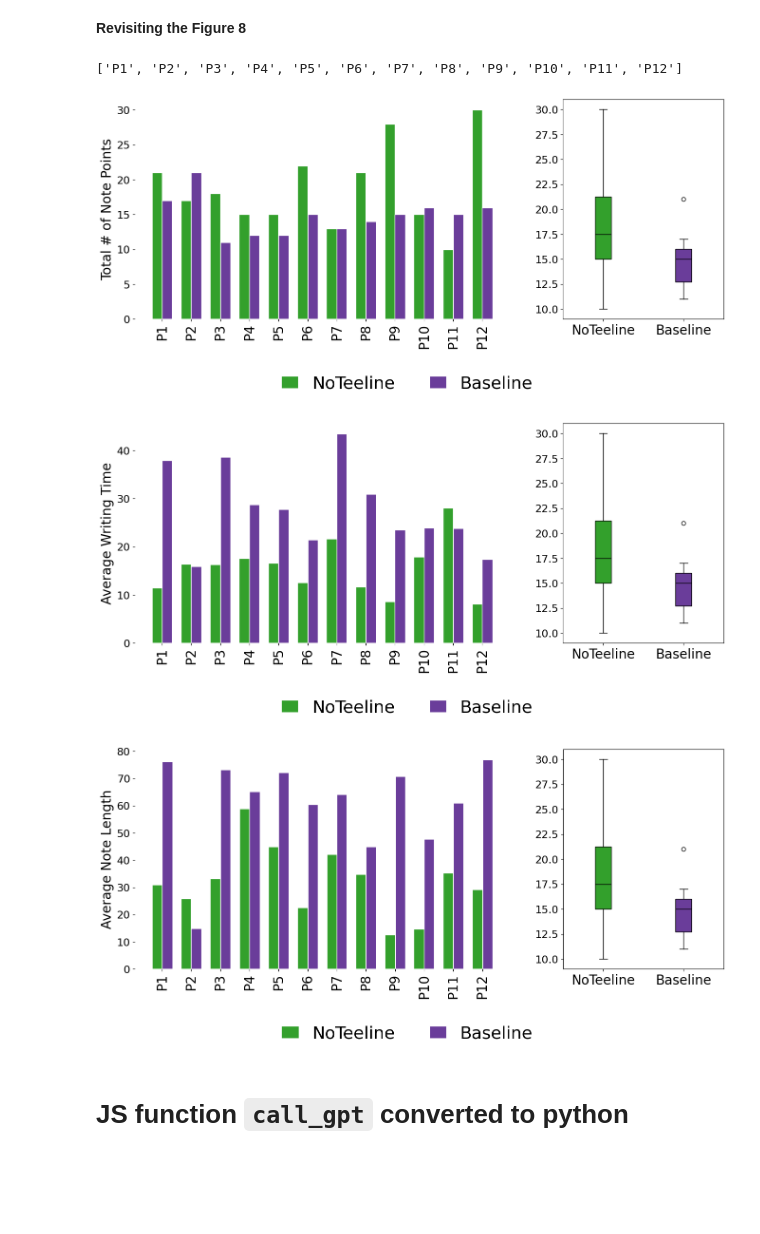
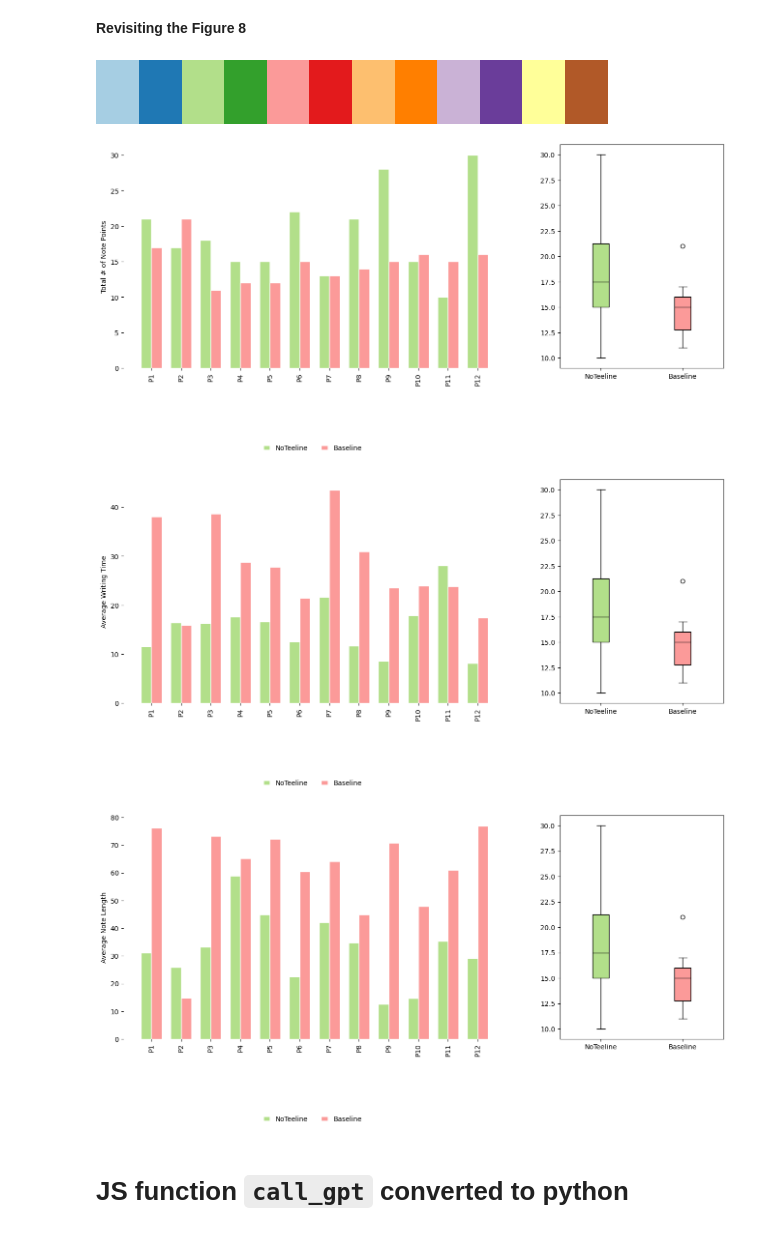
Before and after one commit to Abdus-Samee/NoTeeline, a Jupyter notebook: DataAnalysis/charts.ipynb, the cells around one changed output. Saved outputs shown, nothing was run; the diff lists cells and outputs as text; code cells hidden in the pictures; blank space fills up the shorter version.

Commit message:
Update: NoTeeline Paper Figures

```diff
--- a/DataAnalysis/charts.ipynb
+++ b/DataAnalysis/charts.ipynb
@@ -63,6 +63,8 @@ for folder_number in range(1, 13):
                     video_data['forwardCount'] = bullet_points_data['forwardCount']
                     video_data['reverseCount'] = bullet_points_data['reverseCount']
                     video_data['point_count'] = len(bullet_points_data['editHistory'])
+                    video_data['expandCount'] = bullet_points_data['buttonStats']['expand_count']
+                    video_data['themeCount'] = bullet_points_data['buttonStats']['theme_count']
                     summary_t = bullet_points_data['summary_t']
                     summary_p = bullet_points_data['summary_p']
                     note_points = [
@@ -713,9 +828,10 @@ plt.show()
 **Revisiting the Figure 8**
 # %%
 # labels
-pids
+# pids
+chosen_cmap
 # %% [output]
-['P1', 'P2', 'P3', 'P4', 'P5', 'P6', 'P7', 'P8', 'P9', 'P10', 'P11', 'P12']
+[figure, added]
 # %%
 import matplotlib.pyplot as plt
 import numpy as np
@@ -737,8 +853,8 @@ barWidth = 0.3
 r1 = np.arange(len(labels))
 r2 = [x + bar_width for x in r1]
 
-ax1.bar(r1, noteeline_cnt, bar_width, label='NoTeeline', color=chosen_cmap(3), edgecolor='white')
-ax1.bar(r2, baseline_cnt, bar_width, label='Baseline', color=chosen_cmap(9), edgecolor='white')
+ax1.bar(r1, noteeline_cnt, bar_width, label='NoTeeline', color=chosen_cmap(2), edgecolor='white')
+ax1.bar(r2, baseline_cnt, bar_width, label='Baseline', color=chosen_cmap(4), edgecolor='white')
 
 ax1.set_xlabel('')
 ax1.set_ylabel('Total # of Note Points')
@@ -757,7 +873,7 @@ data = [noteeline_cnt, baseline_cnt]
 bp = ax2.boxplot(data, patch_artist=True, positions=[1, 2], widths=0.2)
 
 # Setting colors for the box plot
-colors = [chosen_cmap(3), chosen_cmap(9)]
+colors = [chosen_cmap(2), chosen_cmap(4)]
 for patch, color in zip(bp['boxes'], colors):
     patch.set_facecolor(color)
 
@@ -772,7 +888,7 @@ ax2.set_ylabel('')
 plt.savefig('note_count_dist_alt.pdf', bbox_inches="tight")
 plt.show()
 # %% [output]
-[figure, old version]
+[figure, new version]
 # %%
 import matplotlib.pyplot as plt
 import numpy as np
@@ -794,8 +910,8 @@ barWidth = 0.3
 r1 = np.arange(len(labels))
 r2 = [x + bar_width for x in r1]
 
-ax1.bar(r1, noteeline_time, bar_width, label='NoTeeline', color=chosen_cmap(3), edgecolor='white')
-ax1.bar(r2, baseline_time, bar_width, label='Baseline', color=chosen_cmap(9), edgecolor='white')
+ax1.bar(r1, noteeline_time, bar_width, label='NoTeeline', color=chosen_cmap(2), edgecolor='white')
+ax1.bar(r2, baseline_time, bar_width, label='Baseline', color=chosen_cmap(4), edgecolor='white')
 
 ax1.set_xlabel('')
 ax1.set_ylabel('Average Writing Time')
@@ -814,7 +930,7 @@ data = [noteeline_cnt, baseline_cnt]
 bp = ax2.boxplot(data, patch_artist=True, positions=[1, 2], widths=0.2)
 
 # Setting colors for the box plot
-colors = [chosen_cmap(3), chosen_cmap(9)]
+colors = [chosen_cmap(2), chosen_cmap(4)]
 for patch, color in zip(bp['boxes'], colors):
     patch.set_facecolor(color)
 
@@ -829,7 +945,7 @@ ax2.set_ylabel('')
 plt.savefig('time_dist_alt.pdf', bbox_inches="tight")
 plt.show()
 # %% [output]
-[figure, old version]
+[figure, new version]
 # %%
 import matplotlib.pyplot as plt
 import numpy as np
@@ -851,42 +967,42 @@ barWidth = 0.3
 r1 = np.arange(len(labels))
 r2 = [x + bar_width for x in r1]
 
-ax1.bar(r1, noteeline_len, bar_width, label='NoTeeline', color=chosen_cmap(3), edgecolor='white')
-ax1.bar(r2, baseline_len, bar_width, label='Baseline', color=chosen_cmap(9), edgecolor='white')
+ax1.bar(r1, noteeline_len, bar_width, label='NoTeeline', color=chosen_cmap(2), edgecolor='white')
+ax1.bar(r2, baseline_len, bar_width, label='Baseline', color=chosen_cmap(4), edgecolor='white')
 
 ax1.set_xlabel('')
 ax1.set_ylabel('Average Note Length')
 ax1.set_xticks((r1 + r2) / 2)
 # ax1.set_yticks([])
 ax1.set_xticklabels(pids, rotation=90, ha='center')
 
 # Remove the box around ax1
 for spine in ax1.spines.values():
     spine.set_visible(False)
 # ax1.legend()
 ax1.legend(loc="lower left", bbox_to_anchor=(0.35, -0.4), ncol=2, frameon=False, handlelength=1)
 
 # Box Plot on ax2
 data = [noteeline_cnt, baseline_cnt]
 bp = ax2.boxplot(data, patch_artist=True, positions=[1, 2], widths=0.2)
 
 # Setting colors for the box plot
-colors = [chosen_cmap(3), chosen_cmap(9)]
+colors = [chosen_cmap(2), chosen_cmap(4)]
 for patch, color in zip(bp['boxes'], colors):
     patch.set_facecolor(color)
 
 # Optionally, customize the colors of other components as well
 for element in ['whiskers', 'caps', 'medians', 'fliers']:
     plt.setp(bp[element], color='black')
 
 ax2.set_xticklabels(['NoTeeline', 'Baseline'])
 ax2.set_ylabel('')
 # plt.box(False)
 # plt.tight_layout()
 plt.savefig('len_note_points_dist_alt.pdf', bbox_inches="tight")
 plt.show()
 # %% [output]
-[figure, old version]
+[figure, new version]
 # %%
 import matplotlib.pyplot as plt
 import numpy as np
```
Also changed, not shown: parts of 23 cells of this notebook, 3 other files.
